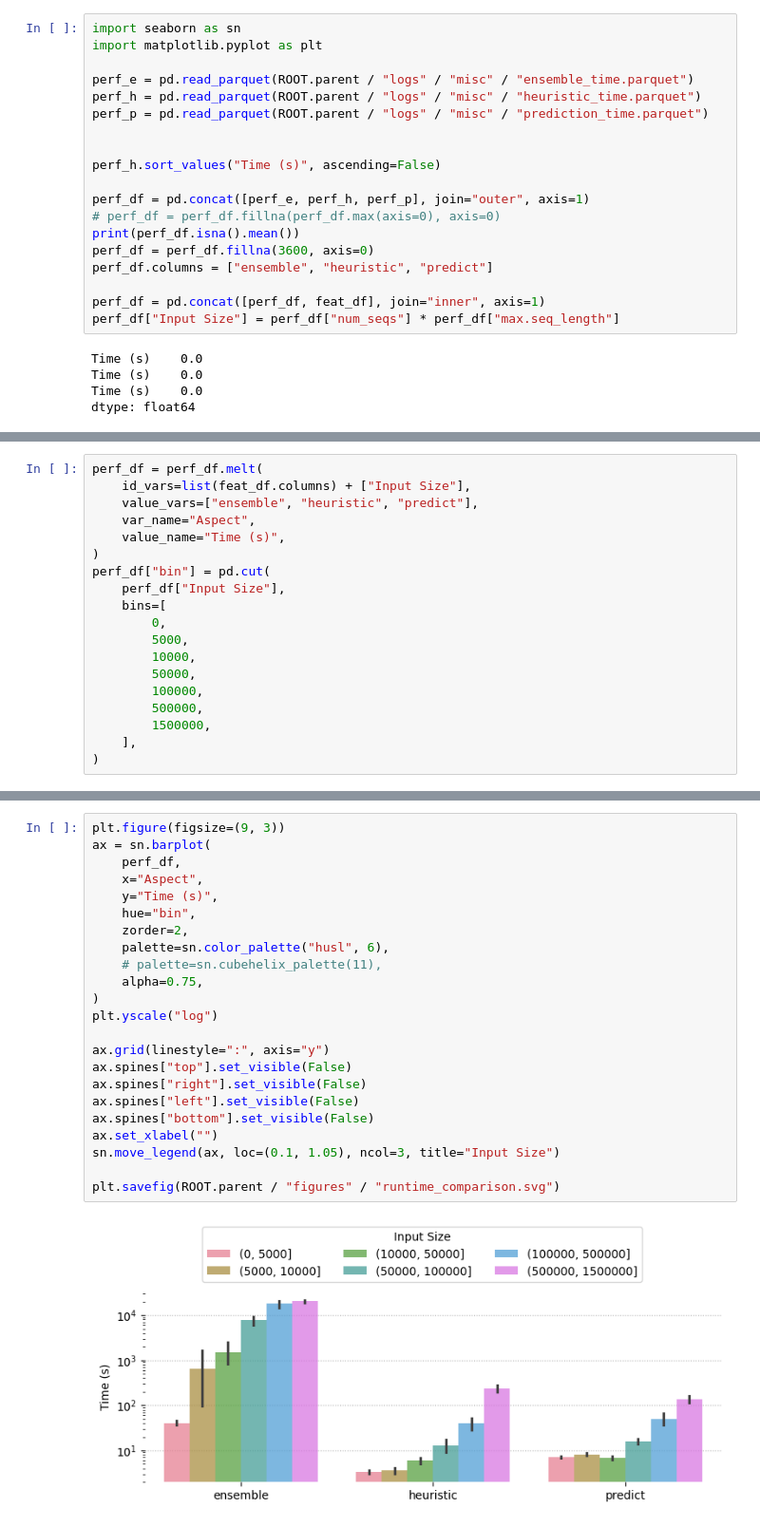
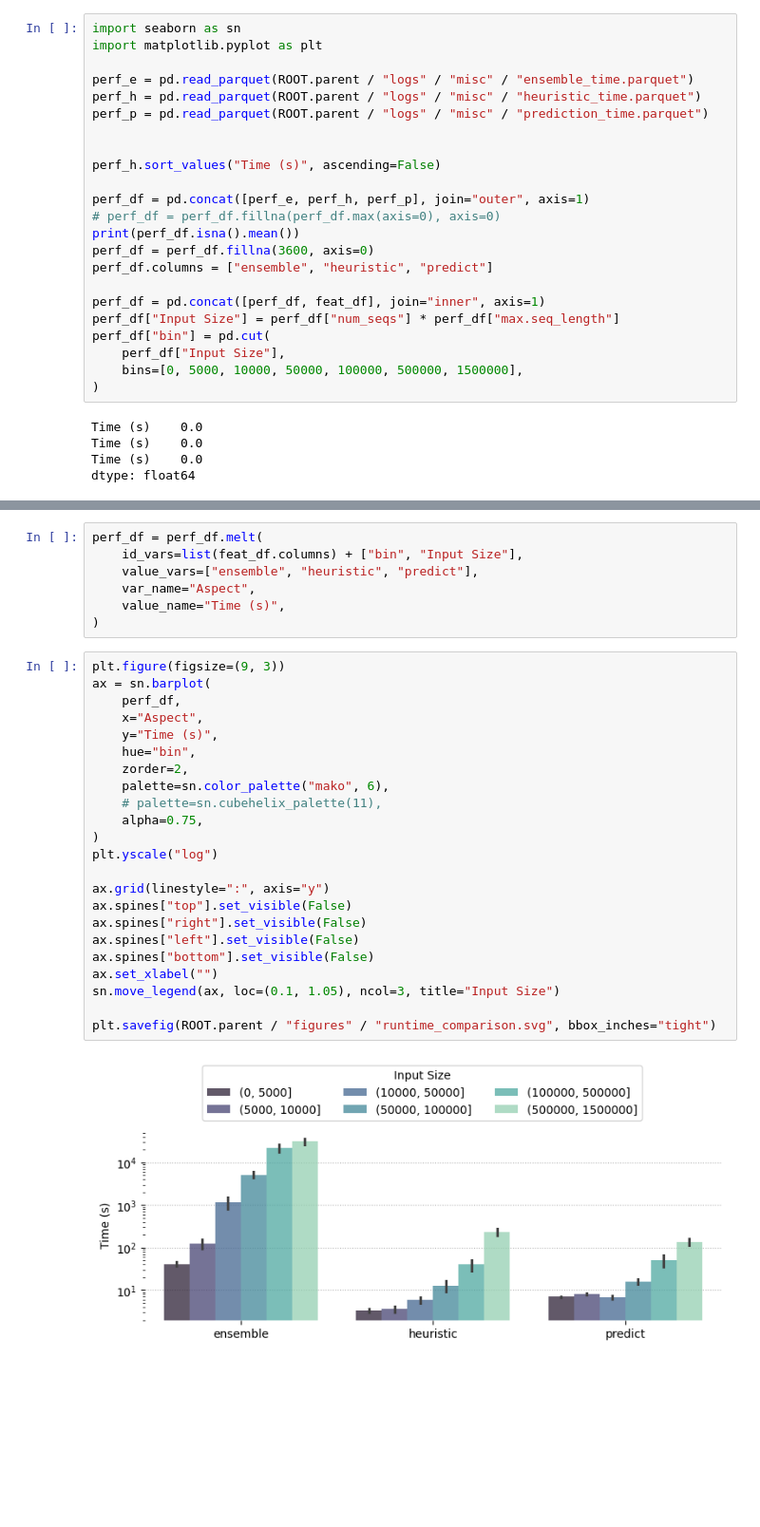
Before and after one commit to MaBody/aldiscore, a Jupyter notebook: notebooks/misc/runtime_results.ipynb, the cells around one changed output, grey strips where cells are left out. Shown at 95% size. Cells and saved outputs as stored; diff of their text form; blank space fills up the shorter version.

Commit message:
new plot in notebook

```diff
--- a/notebooks/misc/runtime_results.ipynb
+++ b/notebooks/misc/runtime_results.ipynb
@@ -343,6 +271,10 @@ perf_df.columns = ["ensemble", "heuristic", "predict"]
 
 perf_df = pd.concat([perf_df, feat_df], join="inner", axis=1)
 perf_df["Input Size"] = perf_df["num_seqs"] * perf_df["max.seq_length"]
+perf_df["bin"] = pd.cut(
+    perf_df["Input Size"],
+    bins=[0, 5000, 10000, 50000, 100000, 500000, 1500000],
+)
 # %% [output]
 Time (s)    0.0
 Time (s)    0.0
@@ -356,19 +282,0 @@ sn.lineplot(x=perf_df["Input Size"], y=perf_df.ensemble)
-# %%
-perf_df = perf_df.melt(
-    id_vars=list(feat_df.columns) + ["Input Size"],
-    value_vars=["ensemble", "heuristic", "predict"],
-    var_name="Aspect",
-    value_name="Time (s)",
-)
-perf_df["bin"] = pd.cut(
-    perf_df["Input Size"],
-    bins=[
-        0,
-        5000,
-        10000,
-        50000,
-        100000,
-        500000,
-        1500000,
-    ],
-)
@@ -375,25 +351,32 @@ perf_df["bin"] = pd.cut(
+# %%
+perf_df = perf_df.melt(
+    id_vars=list(feat_df.columns) + ["bin", "Input Size"],
+    value_vars=["ensemble", "heuristic", "predict"],
+    var_name="Aspect",
+    value_name="Time (s)",
+)
 # %%
 plt.figure(figsize=(9, 3))
 ax = sn.barplot(
     perf_df,
     x="Aspect",
     y="Time (s)",
     hue="bin",
     zorder=2,
-    palette=sn.color_palette("husl", 6),
+    palette=sn.color_palette("mako", 6),
     # palette=sn.cubehelix_palette(11),
     alpha=0.75,
 )
 plt.yscale("log")
 
 ax.grid(linestyle=":", axis="y")
 ax.spines["top"].set_visible(False)
 ax.spines["right"].set_visible(False)
 ax.spines["left"].set_visible(False)
 ax.spines["bottom"].set_visible(False)
 ax.set_xlabel("")
 sn.move_legend(ax, loc=(0.1, 1.05), ncol=3, title="Input Size")
 
-plt.savefig(ROOT.parent / "figures" / "runtime_comparison.svg")
+plt.savefig(ROOT.parent / "figures" / "runtime_comparison.svg", bbox_inches="tight")
 # %% [output]
-[figure, old version]
+[figure, new version]
```
Also changed, not shown: parts of 6 cells of this notebook.
